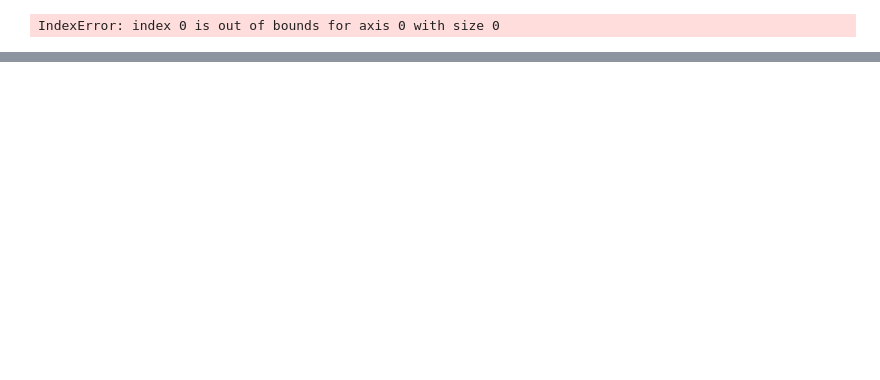
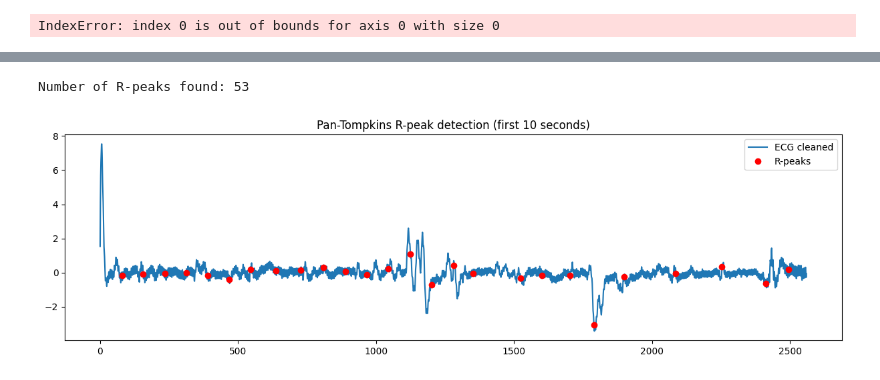
Before and after one commit to diablo010/cognitive-load-physio, a Jupyter notebook: Model1.ipynb, the cells around one changed output, grey strips where cells are left out. Cells and saved outputs as stored; diff of their text form; code cells hidden in the pictures; blank space fills up the shorter version.

```diff
--- a/Model1.ipynb
+++ b/Model1.ipynb
@@ -228,0 +310,23 @@ IndexError: index 0 is out of bounds for axis 0 with size 0
+# %%
+# try panginomtompkins method which is more robust
+ecg_cleaned = nk.ecg_clean(ecg_raw, sampling_rate=256, method='pantompkins1985')
+peaks, info = nk.ecg_peaks(ecg_cleaned, sampling_rate=256, method='pantompkins1985')
+
+peak_indices = np.where(peaks['ECG_R_Peaks'] == 1)[0]
+print("Number of R-peaks found:", len(peak_indices))
+
+# plot again
+samples_10sec = 256 * 10
+plt.figure(figsize=(15, 4))
+plt.plot(ecg_cleaned[:samples_10sec], label='ECG cleaned')
+plt.plot(peak_indices[peak_indices < samples_10sec],
+         ecg_cleaned[peak_indices[peak_indices < samples_10sec]],
+         'ro', label='R-peaks')
+plt.legend()
+plt.title('Pan-Tompkins R-peak detection (first 10 seconds)')
+plt.show()
+
+# no use of this signal
+# %% [output]
+Number of R-peaks found: 53
+[figure, added]
```
Also changed, not shown: parts of 15 cells of this notebook.
